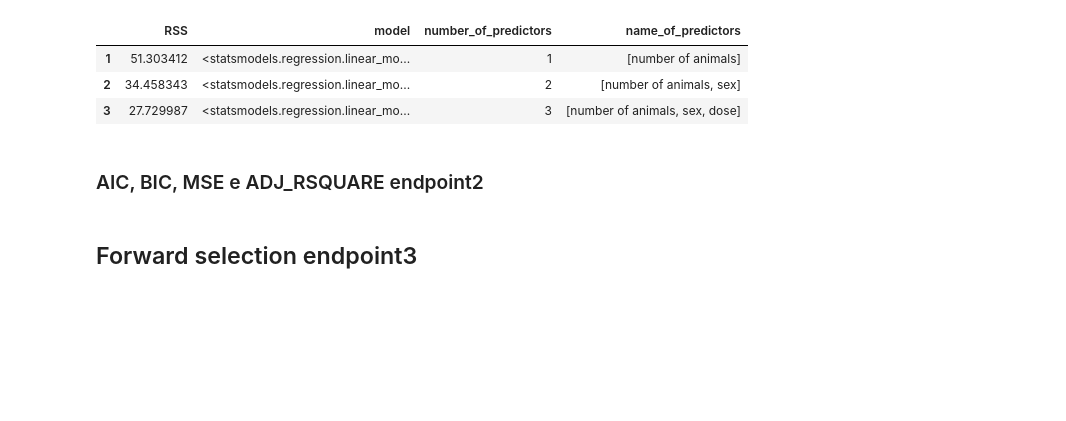
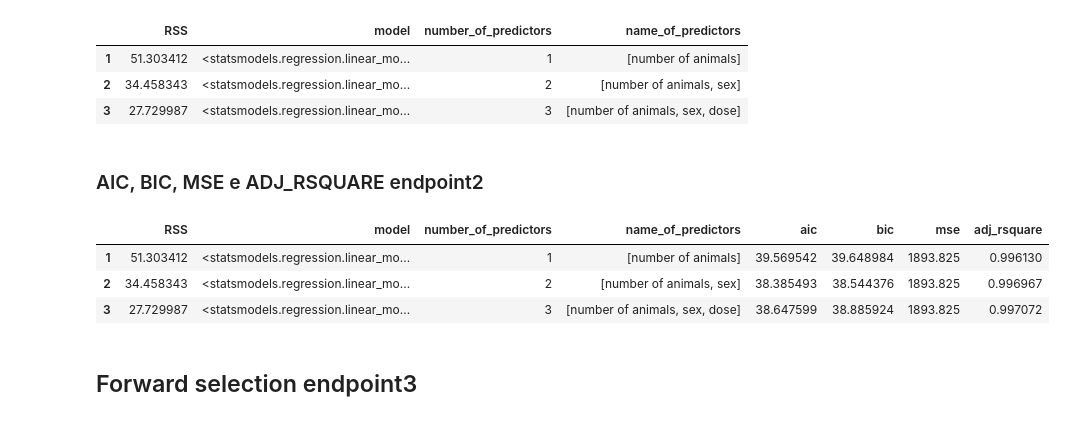
Before and after one commit to AndreaPrati98/EFSA_study, a Jupyter notebook: Prati.ipynb, the cells around one changed output. Drawn from its saved outputs; the diff is of its cells as text; code cells hidden in the pictures; blank space fills up the shorter version.

Commit message:
aggiunti i criteri alla forward sugli endopoint

```diff
--- a/Prati.ipynb
+++ b/Prati.ipynb
@@ -96,6 +96,14 @@ Total elapsed time: 0.05896615982055664 seconds.
 | 3 | 27.729987 | <statsmodels.regression.linear_mo... | 3 | [number of animals, sex, dose] |
 # %% [markdown]
 ### AIC, BIC, MSE e ADJ_RSQUARE endpoint2
+# %%
+group_of_models_endpoint2 = fn.compute_criteria(group_of_models_endpoint2)
+group_of_models_endpoint2
+# %% [output]
+|  | RSS | model | number_of_predictors | name_of_predictors | aic | bic | mse | adj_rsquare |
+| 1 | 51.303412 | <statsmodels.regression.linear_mo... | 1 | [number of animals] | 39.569542 | 39.648984 | 1893.825 | 0.996130 |
+| 2 | 34.458343 | <statsmodels.regression.linear_mo... | 2 | [number of animals, sex] | 38.385493 | 38.544376 | 1893.825 | 0.996967 |
+| 3 | 27.729987 | <statsmodels.regression.linear_mo... | 3 | [number of animals, sex, dose] | 38.647599 | 38.885924 | 1893.825 | 0.997072 |
 # %% [markdown]
 ## Forward selection endpoint3
 # %%
```
Also changed, not shown: parts of 3 cells of this notebook.
